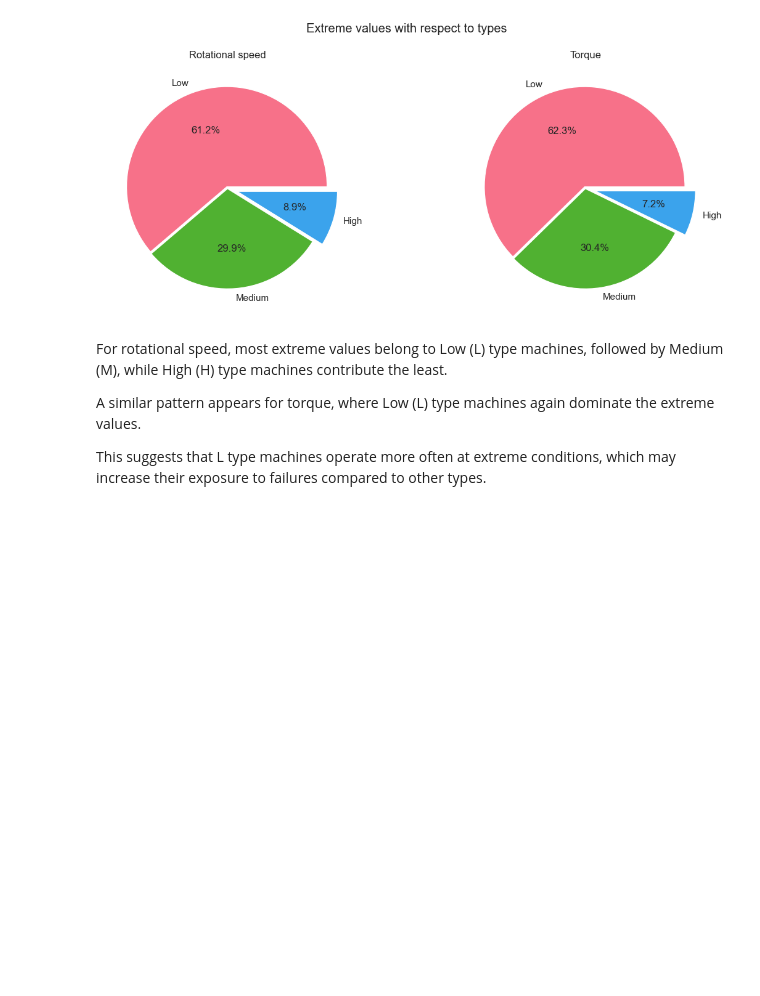
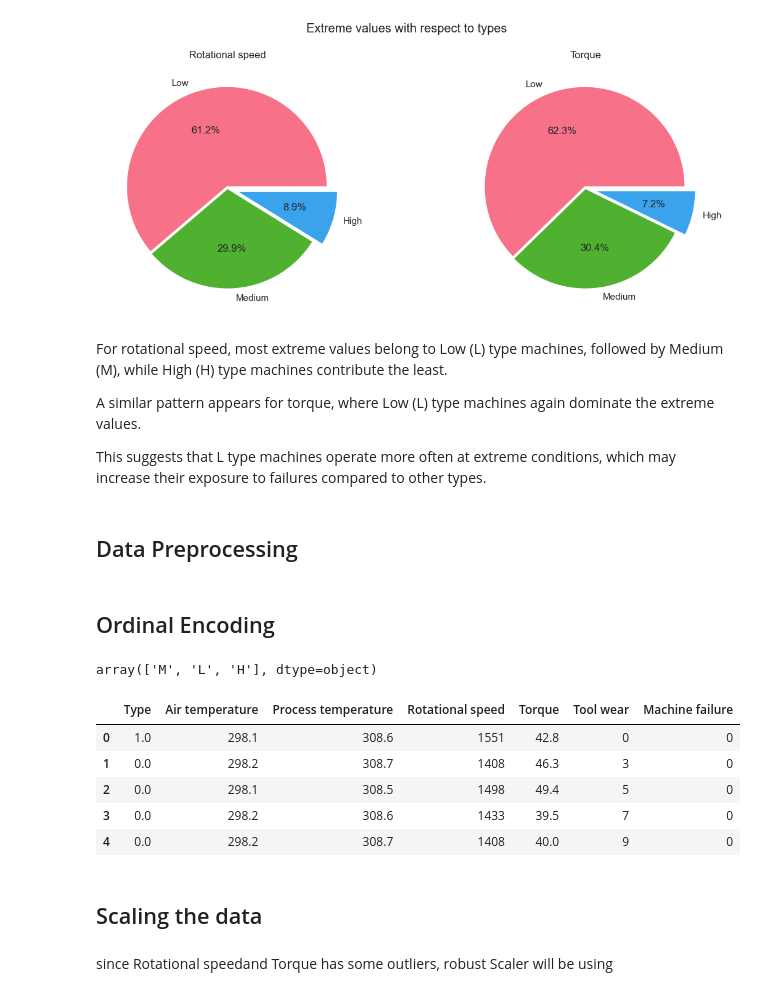
Before and after one commit to nayana-sisil/predictive-maintenance-ml, a Jupyter notebook: Predictive_maintaince.ipynb, the cells around one changed output. Saved outputs shown, nothing was run; the diff lists cells and outputs as text; code cells hidden in the pictures; blank space fills up the shorter version.

Commit message:
data scaled

```diff
--- a/Predictive_maintaince.ipynb
+++ b/Predictive_maintaince.ipynb
@@ -484,3 +484,32 @@ For rotational speed, most extreme values belong to Low (L) type machines, follo
 A similar pattern appears for torque, where Low (L) type machines again dominate the extreme values.
 
 This suggests that L type machines operate more often at extreme conditions, which may increase their exposure to failures compared to other types.
+# %% [markdown]
+## Data Preprocessing
+# %% [markdown]
+## Ordinal Encoding
+# %%
+df['Type'].unique()
+# %% [output]
+array(['M', 'L', 'H'], dtype=object)
+# %%
+sizes = [['L','M','H']]
+
+enc = OrdinalEncoder(categories=sizes)
+
+type_encoded =  enc.fit_transform(df[['Type']])
+
+df['Type'] = type_encoded
+# %%
+df.head()
+# %% [output]
+|  | Type | Air temperature | Process temperature | Rotational speed | Torque | Tool wear | Machine failure |
+| 0 | 1.0 | 298.1 | 308.6 | 1551 | 42.8 | 0 | 0 |
+| 1 | 0.0 | 298.2 | 308.7 | 1408 | 46.3 | 3 | 0 |
+| 2 | 0.0 | 298.1 | 308.5 | 1498 | 49.4 | 5 | 0 |
+| 3 | 0.0 | 298.2 | 308.6 | 1433 | 39.5 | 7 | 0 |
+| 4 | 0.0 | 298.2 | 308.7 | 1408 | 40.0 | 9 | 0 |
+# %% [markdown]
+## Scaling  the data
+# %% [markdown]
+since Rotational speedand Torque has some outliers, robust Scaler will be using
```
Also changed, not shown: parts of 7 cells of this notebook.
